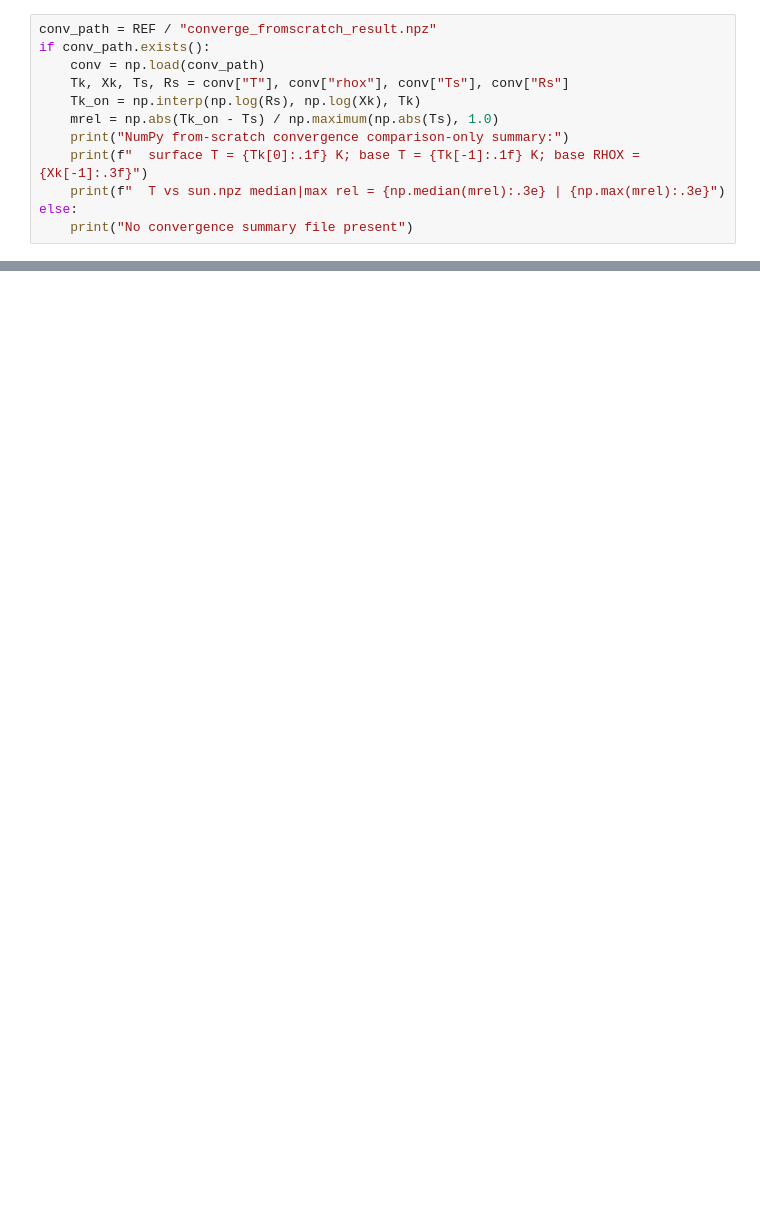
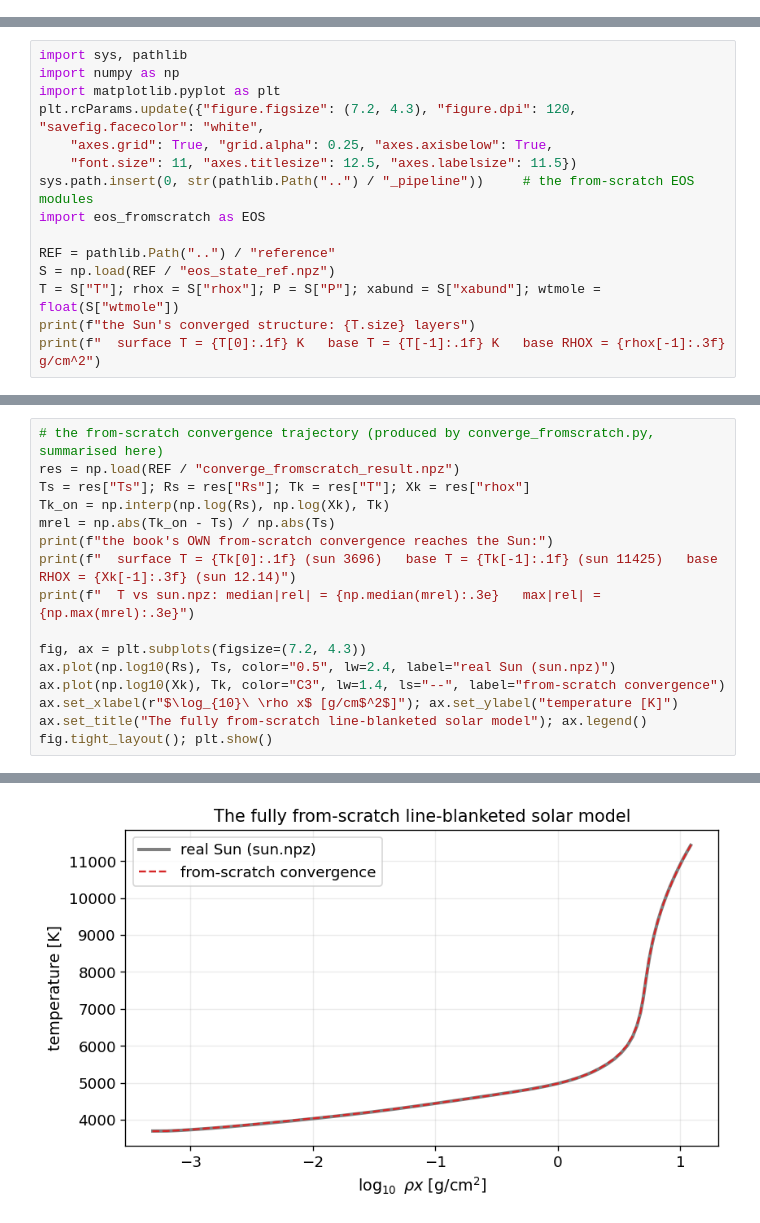
Before and after one commit to tingyuansen/stellar-spectroscopy-from-scratch-gpu, a Jupyter notebook: content/Lecture16.ipynb, the cells around one changed output, grey strips where cells are left out. Saved outputs shown, nothing was run; the diff lists cells and outputs as text; blank space fills up the shorter version.

```diff
--- a/content/Lecture16.ipynb
+++ b/content/Lecture16.ipynb
@@ -419,12 +0,0 @@ The full warm-start line-blanketed convergence trajectory in `converge_fromscrat
-# %%
-conv_path = REF / "converge_fromscratch_result.npz"
-if conv_path.exists():
-    conv = np.load(conv_path)
-    Tk, Xk, Ts, Rs = conv["T"], conv["rhox"], conv["Ts"], conv["Rs"]
-    Tk_on = np.interp(np.log(Rs), np.log(Xk), Tk)
-    mrel = np.abs(Tk_on - Ts) / np.maximum(np.abs(Ts), 1.0)
-    print("NumPy from-scratch convergence comparison-only summary:")
-    print(f"  surface T = {Tk[0]:.1f} K; base T = {Tk[-1]:.1f} K; base RHOX = {Xk[-1]:.3f}")
-    print(f"  T vs sun.npz median|max rel = {np.median(mrel):.3e} | {np.max(mrel):.3e}")
-else:
-    print("No convergence summary file present")
@@ -493,0 +38,15 @@ The important boundary is also explicit. The tensor state that kGPU consumes is
+# %%
+import sys, pathlib
+import numpy as np
+import matplotlib.pyplot as plt
+plt.rcParams.update({"figure.figsize": (7.2, 4.3), "figure.dpi": 120, "savefig.facecolor": "white",
+    "axes.grid": True, "grid.alpha": 0.25, "axes.axisbelow": True,
+    "font.size": 11, "axes.titlesize": 12.5, "axes.labelsize": 11.5})
+sys.path.insert(0, str(pathlib.Path("..") / "_pipeline"))     # the from-scratch EOS modules
+import eos_fromscratch as EOS
+
+REF = pathlib.Path("..") / "reference"
+S = np.load(REF / "eos_state_ref.npz")
+T = S["T"]; rhox = S["rhox"]; P = S["P"]; xabund = S["xabund"]; wtmole = float(S["wtmole"])
+print(f"the Sun's converged structure: {T.size} layers")
+print(f"  surface T = {T[0]:.1f} K   base T = {T[-1]:.1f} K   base RHOX = {rhox[-1]:.3f} g/cm^2")
@@ -493,0 +326,17 @@ The important boundary is also explicit. The tensor state that kGPU consumes is
+# %%
+# the from-scratch convergence trajectory (produced by converge_fromscratch.py, summarised here)
+res = np.load(REF / "converge_fromscratch_result.npz")
+Ts = res["Ts"]; Rs = res["Rs"]; Tk = res["T"]; Xk = res["rhox"]
+Tk_on = np.interp(np.log(Rs), np.log(Xk), Tk)
+mrel = np.abs(Tk_on - Ts) / np.abs(Ts)
+print(f"the book's OWN from-scratch convergence reaches the Sun:")
+print(f"  surface T = {Tk[0]:.1f} (sun 3696)   base T = {Tk[-1]:.1f} (sun 11425)   base RHOX = {Xk[-1]:.3f} (sun 12.14)")
+print(f"  T vs sun.npz: median|rel| = {np.median(mrel):.3e}   max|rel| = {np.max(mrel):.3e}")
+
+fig, ax = plt.subplots(figsize=(7.2, 4.3))
+ax.plot(np.log10(Rs), Ts, color="0.5", lw=2.4, label="real Sun (sun.npz)")
+ax.plot(np.log10(Xk), Tk, color="C3", lw=1.4, ls="--", label="from-scratch convergence")
+ax.set_xlabel(r"$\log_{10}\ \rho x$ [g/cm$^2$]"); ax.set_ylabel("temperature [K]")
+ax.set_title("The fully from-scratch line-blanketed solar model"); ax.legend()
+fig.tight_layout(); plt.show()
+# %% [output]
@@ -493,0 +346 @@ The important boundary is also explicit. The tensor state that kGPU consumes is
+[figure, added]
```
Also changed, not shown: parts of 56 cells of this notebook, 9 other files.
